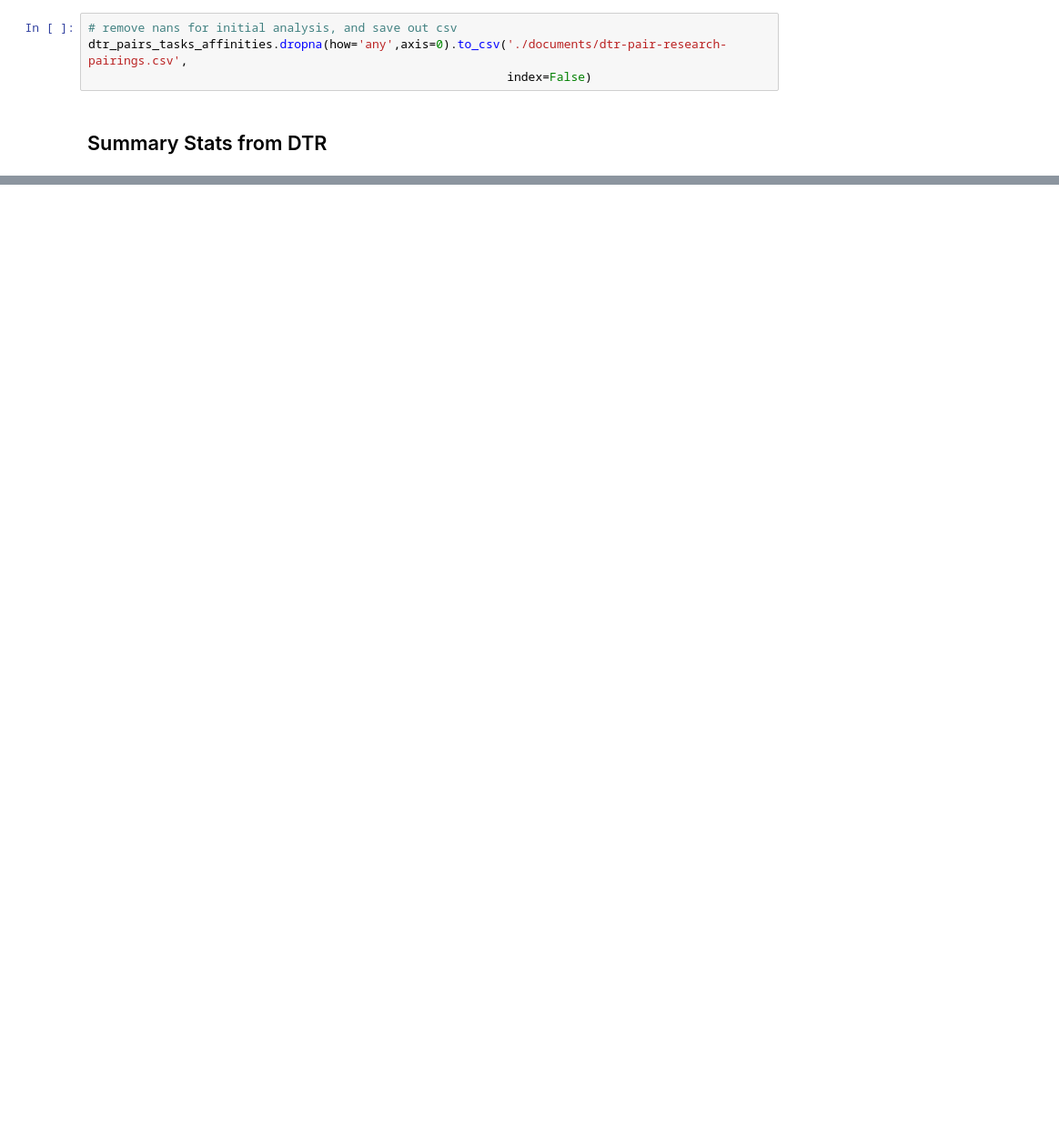
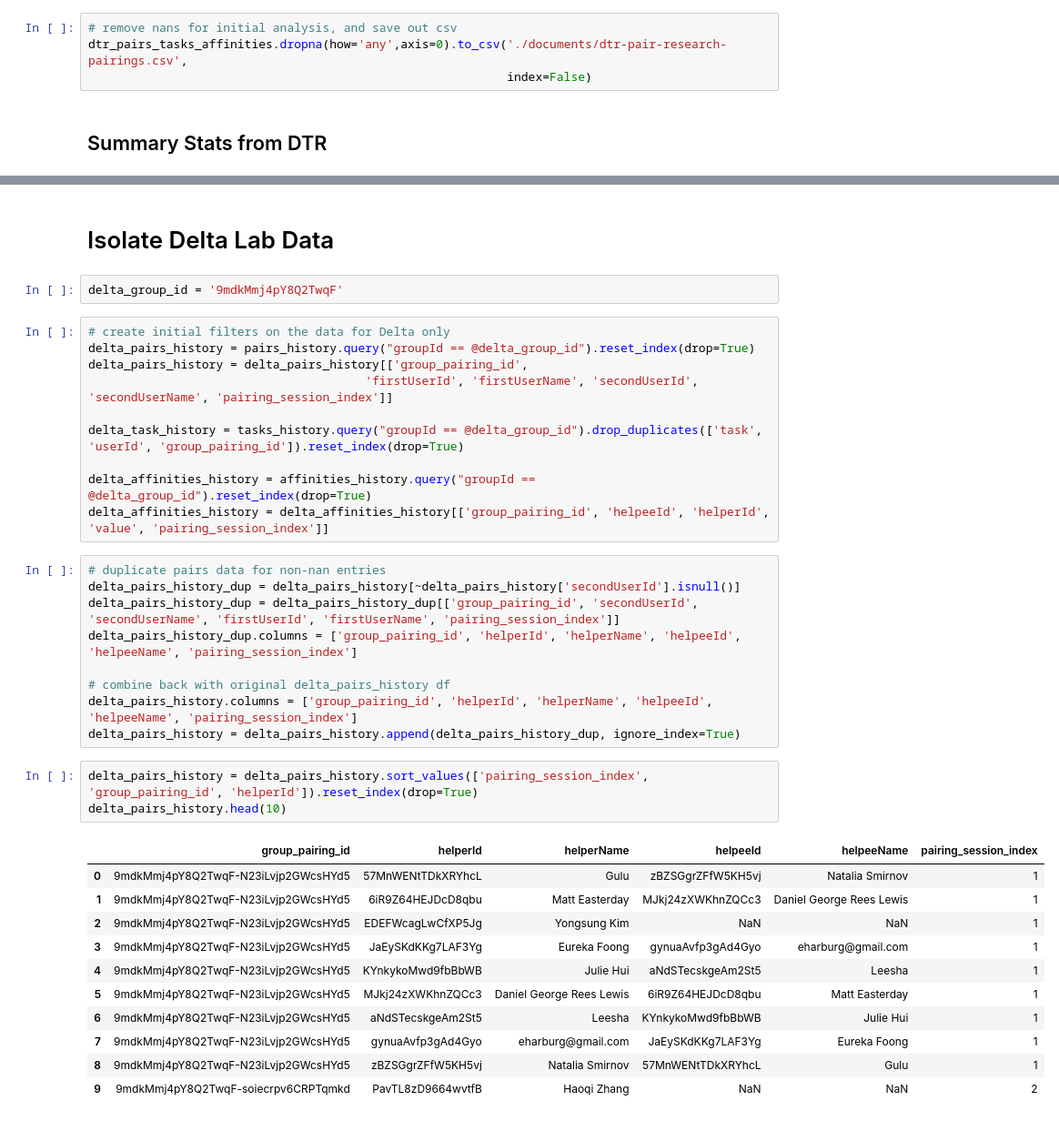
Before and after one commit to NUDelta/extractor-analysis, a Jupyter notebook: PairResearchParser.ipynb, the cells around one changed output, grey strips where cells are left out. Shown at 91% size. Cells and saved outputs as stored; diff of their text form; blank space fills up the shorter version.

```diff
--- a/PairResearchParser.ipynb
+++ b/PairResearchParser.ipynb
@@ -653,2 +692,40 @@ min        1.000000
 max       23.000000
 Name: value, dtype: float64
+# %% [markdown]
+# Isolate Delta Lab Data
+# %%
+delta_group_id = '9mdkMmj4pY8Q2TwqF'
+# %%
+# create initial filters on the data for Delta only
+delta_pairs_history = pairs_history.query("groupId == @delta_group_id").reset_index(drop=True)
+delta_pairs_history = delta_pairs_history[['group_pairing_id',
+                                       'firstUserId', 'firstUserName', 'secondUserId', 'secondUserName', 'pairing_session_index']]
+
+delta_task_history = tasks_history.query("groupId == @delta_group_id").drop_duplicates(['task', 'userId', 'group_pairing_id']).reset_index(drop=True)
+
+delta_affinities_history = affinities_history.query("groupId == @delta_group_id").reset_index(drop=True)
+delta_affinities_history = delta_affinities_history[['group_pairing_id', 'helpeeId', 'helperId', 'value', 'pairing_session_index']]
+# %%
+# duplicate pairs data for non-nan entries
+delta_pairs_history_dup = delta_pairs_history[~delta_pairs_history['secondUserId'].isnull()]
+delta_pairs_history_dup = delta_pairs_history_dup[['group_pairing_id', 'secondUserId', 'secondUserName', 'firstUserId', 'firstUserName', 'pairing_session_index']]
+delta_pairs_history_dup.columns = ['group_pairing_id', 'helperId', 'helperName', 'helpeeId', 'helpeeName', 'pairing_session_index']
+
+# combine back with original delta_pairs_history df
+delta_pairs_history.columns = ['group_pairing_id', 'helperId', 'helperName', 'helpeeId', 'helpeeName', 'pairing_session_index']
+delta_pairs_history = delta_pairs_history.append(delta_pairs_history_dup, ignore_index=True)
+# %%
+delta_pairs_history = delta_pairs_history.sort_values(['pairing_session_index', 'group_pairing_id', 'helperId']).reset_index(drop=True)
+delta_pairs_history.head(10)
+# %% [output]
+|  | group_pairing_id | helperId | helperName | helpeeId | helpeeName | pairing_session_index |
+| 0 | 9mdkMmj4pY8Q2TwqF-N23iLvjp2GWcsHYd5 | 57MnWENtTDkXRYhcL | Gulu | zBZSGgrZFfW5KH5vj | Natalia Smirnov | 1 |
+| 1 | 9mdkMmj4pY8Q2TwqF-N23iLvjp2GWcsHYd5 | 6iR9Z64HEJDcD8qbu | Matt Easterday | MJkj24zXWKhnZQCc3 | Daniel George Rees Lewis | 1 |
+| 2 | 9mdkMmj4pY8Q2TwqF-N23iLvjp2GWcsHYd5 | EDEFWcagLwCfXP5Jg | Yongsung Kim | NaN | NaN | 1 |
+| 3 | 9mdkMmj4pY8Q2TwqF-N23iLvjp2GWcsHYd5 | JaEySKdKKg7LAF3Yg | Eureka Foong | gynuaAvfp3gAd4Gyo | eharburg@gmail.com | 1 |
+| 4 | 9mdkMmj4pY8Q2TwqF-N23iLvjp2GWcsHYd5 | KYnkykoMwd9fbBbWB | Julie Hui | aNdSTecskgeAm2St5 | Leesha | 1 |
+| 5 | 9mdkMmj4pY8Q2TwqF-N23iLvjp2GWcsHYd5 | MJkj24zXWKhnZQCc3 | Daniel George Rees Lewis | 6iR9Z64HEJDcD8qbu | Matt Easterday | 1 |
+| 6 | 9mdkMmj4pY8Q2TwqF-N23iLvjp2GWcsHYd5 | aNdSTecskgeAm2St5 | Leesha | KYnkykoMwd9fbBbWB | Julie Hui | 1 |
+| 7 | 9mdkMmj4pY8Q2TwqF-N23iLvjp2GWcsHYd5 | gynuaAvfp3gAd4Gyo | eharburg@gmail.com | JaEySKdKKg7LAF3Yg | Eureka Foong | 1 |
+| 8 | 9mdkMmj4pY8Q2TwqF-N23iLvjp2GWcsHYd5 | zBZSGgrZFfW5KH5vj | Natalia Smirnov | 57MnWENtTDkXRYhcL | Gulu | 1 |
+| 9 | 9mdkMmj4pY8Q2TwqF-soiecrpv6CRPTqmkd | PavTL8zD9664wvtfB | Haoqi Zhang | NaN | NaN | 2 |
```
Also changed, not shown: parts of 41 cells of this notebook.
